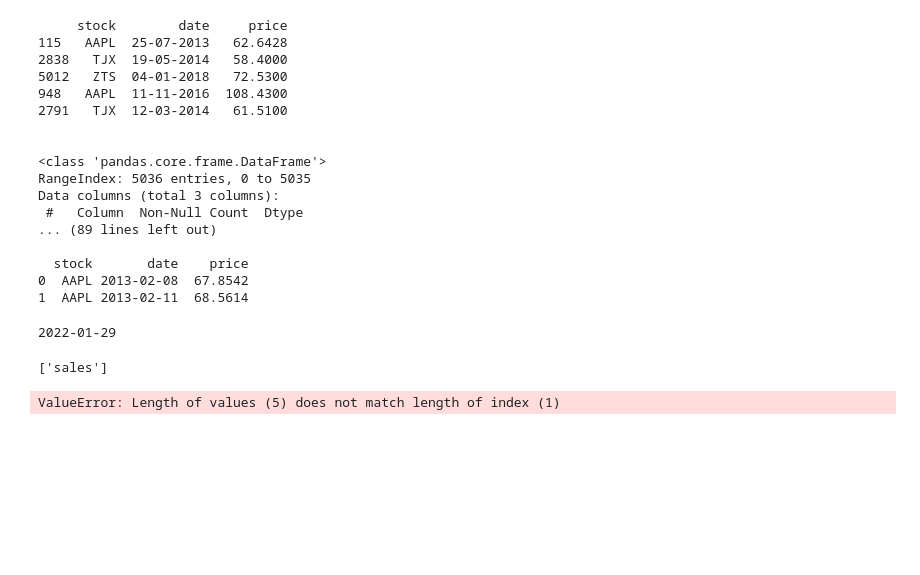
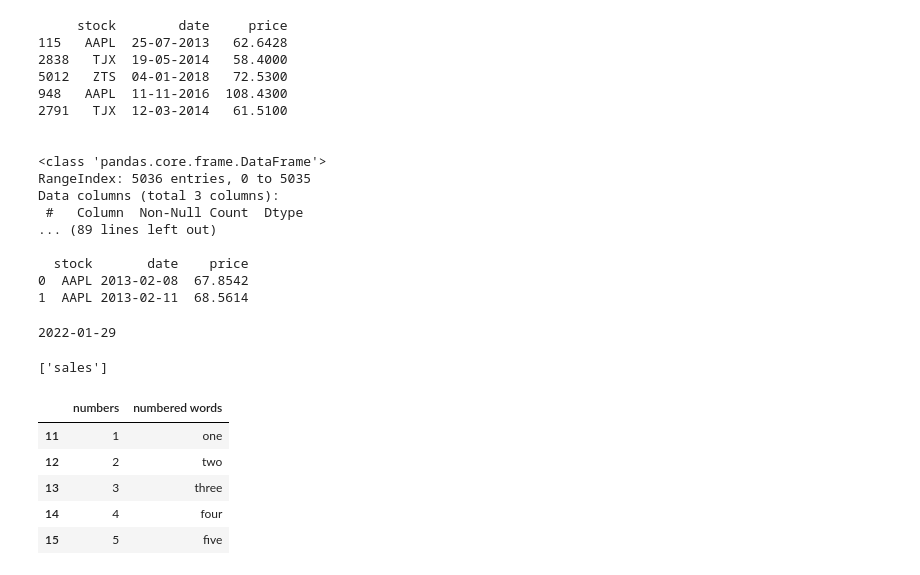
Before and after one commit to RashmiJK/AI-ML-Lab, a Jupyter notebook: 2-pandas_exploration.ipynb, the cells around one changed output. Cells and saved outputs as stored; diff of their text form; code cells hidden in the pictures; blank space fills up the shorter version.

```diff
--- a/2-pandas_exploration.ipynb
+++ b/2-pandas_exploration.ipynb
@@ -1144,11 +1144,17 @@ list(df.columns[(((df < lower_bound) | (df > upper_bound)).sum() / df.shape[0] >
 # %%
 import pandas as pd
 df = pd.DataFrame(
     {
         "numbers": [1, 2, 3, 4, 5],
         "numbered words": ["one", "two", "three", "four", "five"]
     },
+    index=[11,12,13,14,15]
 )
 df
 # %% [output]
-ValueError: Length of values (5) does not match length of index (1)
+|  | numbers | numbered words |
+| 11 | 1 | one |
+| 12 | 2 | two |
+| 13 | 3 | three |
+| 14 | 4 | four |
+| 15 | 5 | five |
```
Also changed, not shown: 14 other files.
